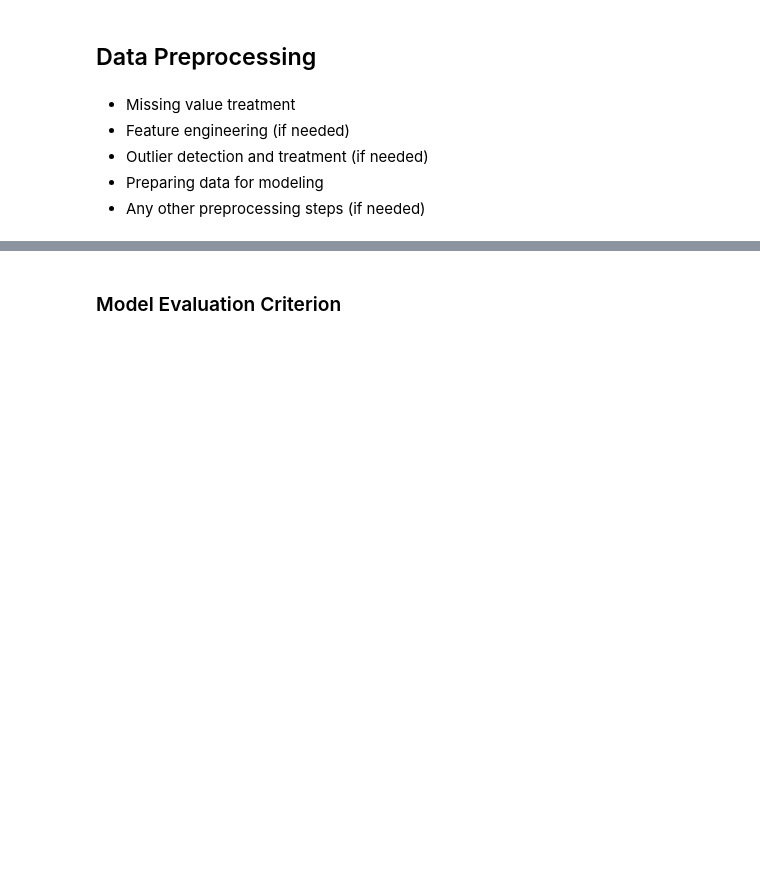
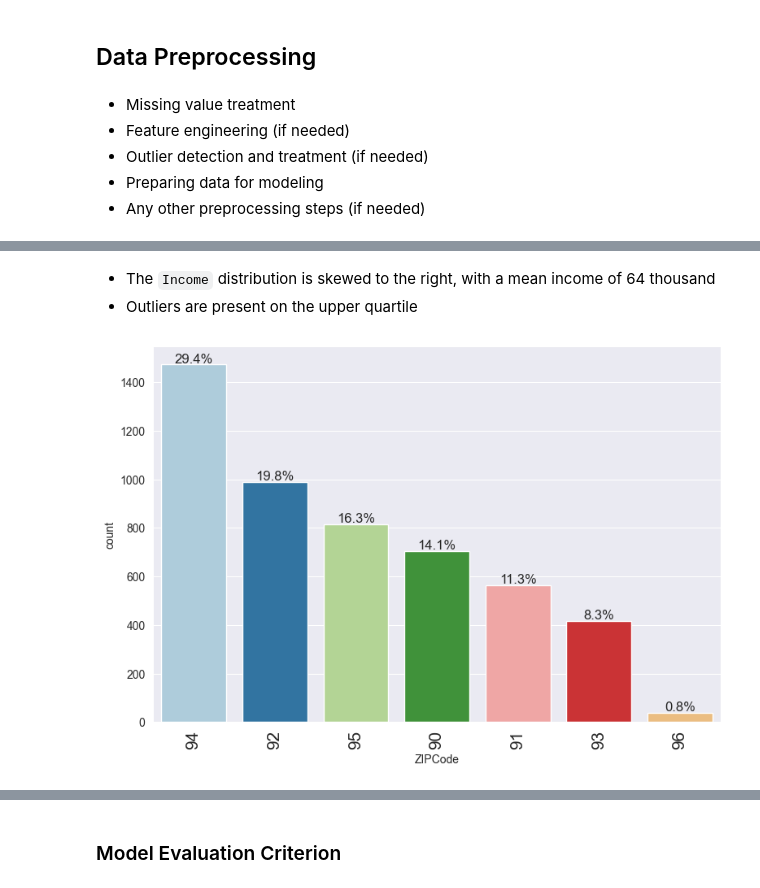
Before and after one commit to OgaBoss/AI-ML_PG_COURSE_PROJECT_2, a Jupyter notebook: AIML_ML_Project_full_code_notebook.ipynb, the cells around one changed output, grey strips where cells are left out. Drawn from its saved outputs; the diff is of its cells as text; code cells hidden in the pictures; blank space fills up the shorter version.

```diff
--- a/AIML_ML_Project_full_code_notebook.ipynb
+++ b/AIML_ML_Project_full_code_notebook.ipynb
@@ -364,0 +391,7 @@ def labeled_barplot(df, feature, perc=False, n=None):
+# %% [markdown]
+* The `Income` distribution is skewed to the right, with a mean income of 64 thousand
+* Outliers are present on the upper quartile
+# %%
+labeled_barplot(data,'ZIPCode', True)
+# %% [output]
+[figure, added]
```
Also changed, not shown: parts of 63 cells of this notebook, 1 other file.
